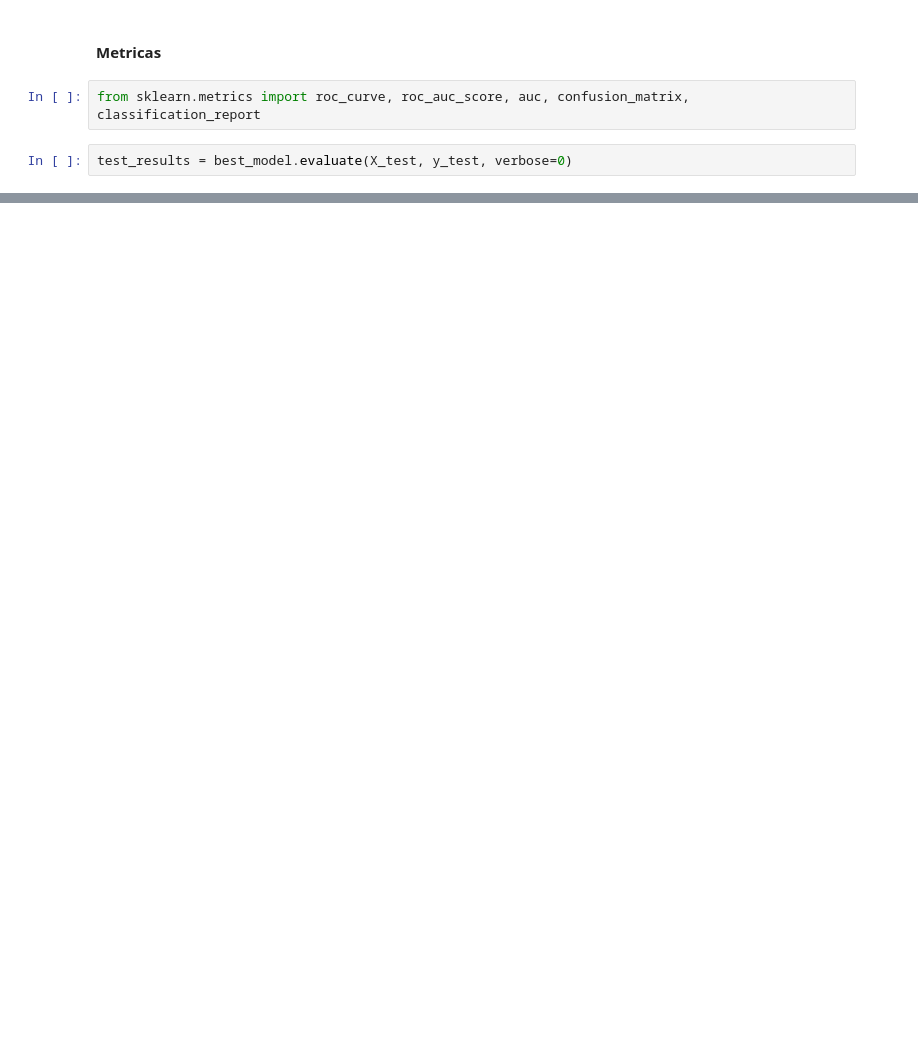
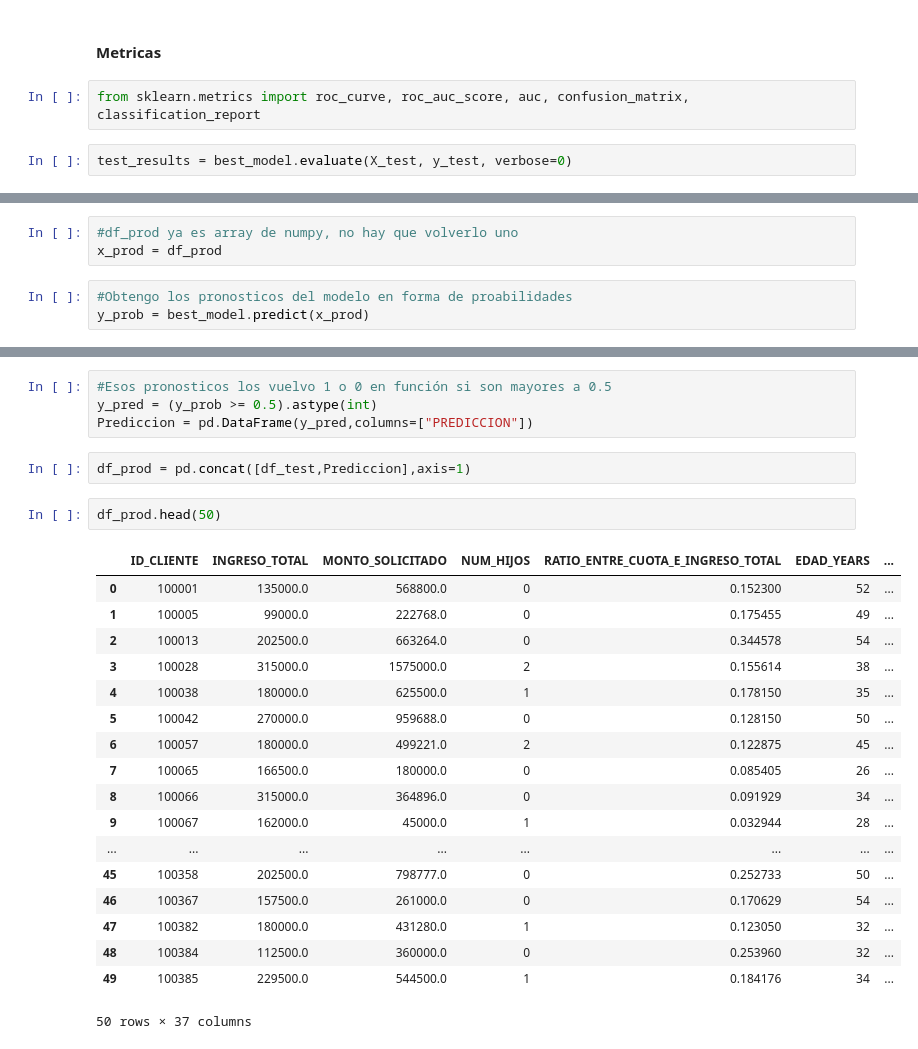
Before and after one commit to JairoVillegas/CREDIT-RISK-ANALYZER., a Jupyter notebook: Notebooks/Exploracion.ipynb, the cells around one changed output, grey strips where cells are left out. Saved outputs shown, nothing was run; the diff lists cells and outputs as text; blank space fills up the shorter version.

```diff
--- a/Notebooks/Exploracion.ipynb
+++ b/Notebooks/Exploracion.ipynb
@@ -1294,0 +1104,6 @@ accuracy_score(y_test,y_pred)
+# %%
+#df_prod ya es array de numpy, no hay que volverlo uno
+x_prod = df_prod
+# %%
+#Obtengo los pronosticos del modelo en forma de proabilidades
+y_prob = best_model.predict(x_prod)
@@ -1294,0 +1112,27 @@ accuracy_score(y_test,y_pred)
+# %%
+#Esos pronosticos los vuelvo 1 o 0 en función si son mayores a 0.5
+y_pred = (y_prob >= 0.5).astype(int)
+Prediccion = pd.DataFrame(y_pred,columns=["PREDICCION"])
+# %%
+df_prod = pd.concat([df_test,Prediccion],axis=1)
+# %%
+df_prod.head(50)
+# %% [output]
+|  | ID_CLIENTE | INGRESO_TOTAL | MONTO_SOLICITADO | NUM_HIJOS | RATIO_ENTRE_CUOTA_E_INGRESO_TOTAL | EDAD_YEARS | ... |
+| 0 | 100001 | 135000.0 | 568800.0 | 0 | 0.152300 | 52 | ... |
+| 1 | 100005 | 99000.0 | 222768.0 | 0 | 0.175455 | 49 | ... |
+| 2 | 100013 | 202500.0 | 663264.0 | 0 | 0.344578 | 54 | ... |
+| 3 | 100028 | 315000.0 | 1575000.0 | 2 | 0.155614 | 38 | ... |
+| 4 | 100038 | 180000.0 | 625500.0 | 1 | 0.178150 | 35 | ... |
+| 5 | 100042 | 270000.0 | 959688.0 | 0 | 0.128150 | 50 | ... |
+| 6 | 100057 | 180000.0 | 499221.0 | 2 | 0.122875 | 45 | ... |
+| 7 | 100065 | 166500.0 | 180000.0 | 0 | 0.085405 | 26 | ... |
+| 8 | 100066 | 315000.0 | 364896.0 | 0 | 0.091929 | 34 | ... |
+| 9 | 100067 | 162000.0 | 45000.0 | 1 | 0.032944 | 28 | ... |
+| ... | ... | ... | ... | ... | ... | ... | ... |
+| 45 | 100358 | 202500.0 | 798777.0 | 0 | 0.252733 | 50 | ... |
+| 46 | 100367 | 157500.0 | 261000.0 | 0 | 0.170629 | 54 | ... |
+| 47 | 100382 | 180000.0 | 431280.0 | 1 | 0.123050 | 32 | ... |
+| 48 | 100384 | 112500.0 | 360000.0 | 0 | 0.253960 | 32 | ... |
+| 49 | 100385 | 229500.0 | 544500.0 | 1 | 0.184176 | 34 | ... |
+50 rows × 37 columns
```
Also changed, not shown: parts of 39 cells of this notebook, 4 other files.
